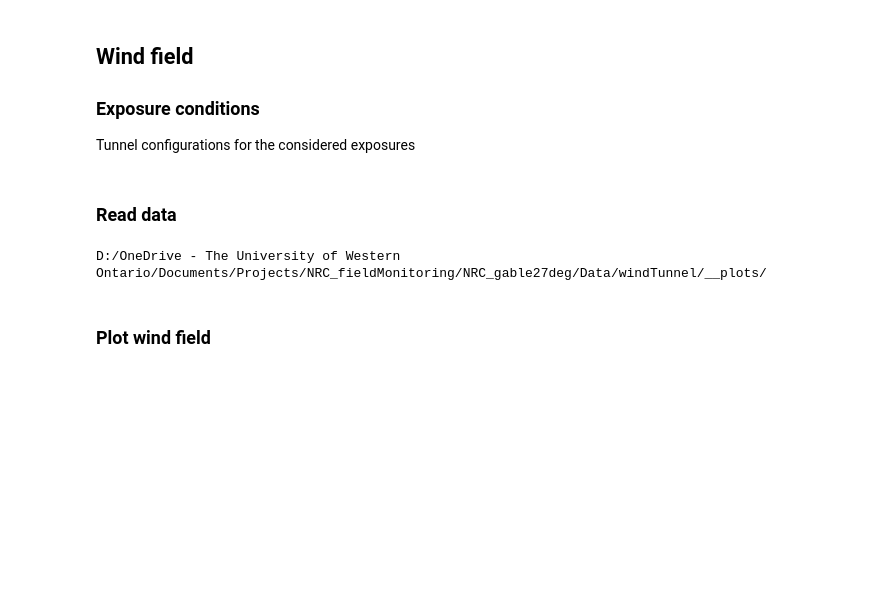
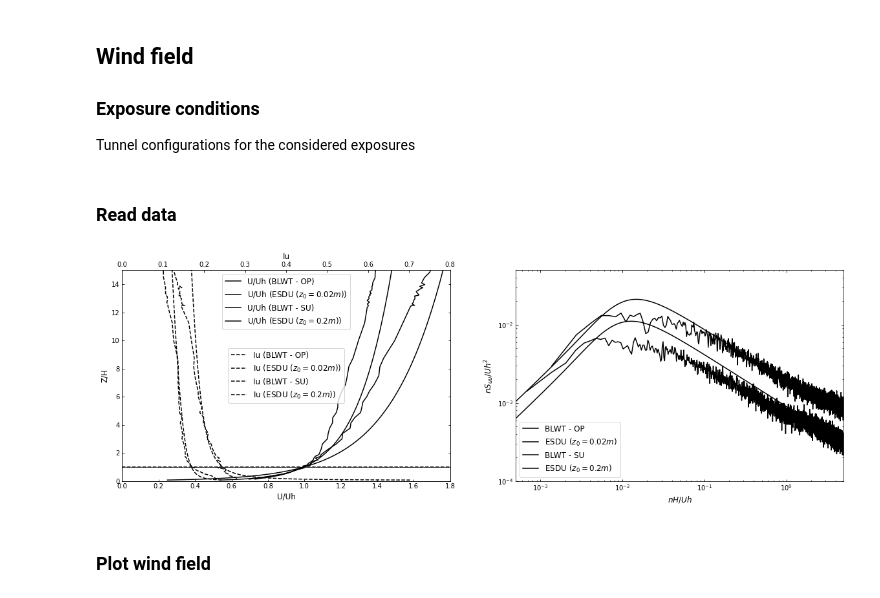
Before and after one commit to Tsinuel/windCalc, a Jupyter notebook: src/notebooks/NRCtests/nrcNB_Case1.ipynb, the cells around one changed output. Drawn from its saved outputs; the diff is of its cells as text; code cells hidden in the pictures; blank space fills up the shorter version.

```diff
--- a/src/notebooks/NRCtests/nrcNB_Case1.ipynb
+++ b/src/notebooks/NRCtests/nrcNB_Case1.ipynb
@@ -488,9 +581,48 @@ vel_E3_ESDU.SpectH.name = r'ESDU ($z_0=0.2m$)'
 
 vel = wind.Profiles([vel_OP, vel_E2_ESDU, vel_SU, vel_E3_ESDU])
 # %%
-print(figDir)
+# print(np.shape(vel_OP.UofT))
+
+# vStat = wind.get_velTH_stats(UofT=vel_OP.UofT, VofT=vel_OP.VofT, WofT=vel_OP.WofT,
+#                              dt=vel_OP.dt, fields=wind.VALID_VELOCITY_STAT_FIELDS)
+
+# kwargs = {}
+
+# for k in vStat:
+#     # print(np.shape(vStat[k]))
+#     plt.figure()
+#     plt.plot(vStat[k], vel_OP.Z, **kwargs)
+#     plt.title(k)
+
+# vel_OP.plotProfile_any('uw')
+# vel_OP.plotProfile_basic1(figsize=[7,5], ylim=[0,5], U_lim=[0, 1.6], Iu_lim=[0, 0.8], )
+# fig = vel_OP.plotProfile_basic2(ylim=[0,5], uw_lim=[0, 0.01], kwargs={'color': 'k', 'linestyle': '-'},)
+
+# print(vel_OP.SpectH)
+# fig = plt.figure(figsize=[6,6])
+# ax = fig.add_subplot()
+# vel_OP.SpectH.plotSpectra(fig=fig, axs=[ax,ax,ax], normalize=True, xLabel=r'$nH/Uh$', yLabel=r'$\frac{1}{n}\frac{dP}{d\ln(nH/Uh)}$')
+
+vel.plot(
+            figsize=[20,6], landscape=True,
+            # figsize=[10,15], landscape=False,
+            kwargs_profile={
+                            'yLimits': [0,15],
+                            'xLimits_U': [0, 1.8],
+                            'xLimits_Iu': [0, 0.8],
+                            # 'kwargs_U': {'color': 'k', 'linestyle': '-'},
+                            # 'kwargs_Iu': {'color': 'k', 'linestyle': '--'},
+                            # 'kwargs_legend_U': {'fontsize': 12, 'loc': 'upper center'},
+                            # 'kwargs_ax': {'gridMajor':True, 'gridMinor':True}
+                            },
+            kwargs_spect={
+                            'yLimits':[1e-4, 5e-2],
+                            'xLimits': [5e-4, 5],
+                            # 'kwargs_legend': {'fontsize': 12, 'loc': 'lower left'},
+                            'kwargs_ax': {'gridMajor':True, 'gridMinor':True}
+                            },)
 # %% [output]
-D:/OneDrive - The University of Western Ontario/Documents/Projects/NRC_fieldMonitoring/NRC_gable27deg/Data/windTunnel/__plots/
+[figure, added]
 # %% [markdown]
 ### Plot wind field
 # %%
```
Also changed, not shown: parts of 12 cells of this notebook, 3 other files.
